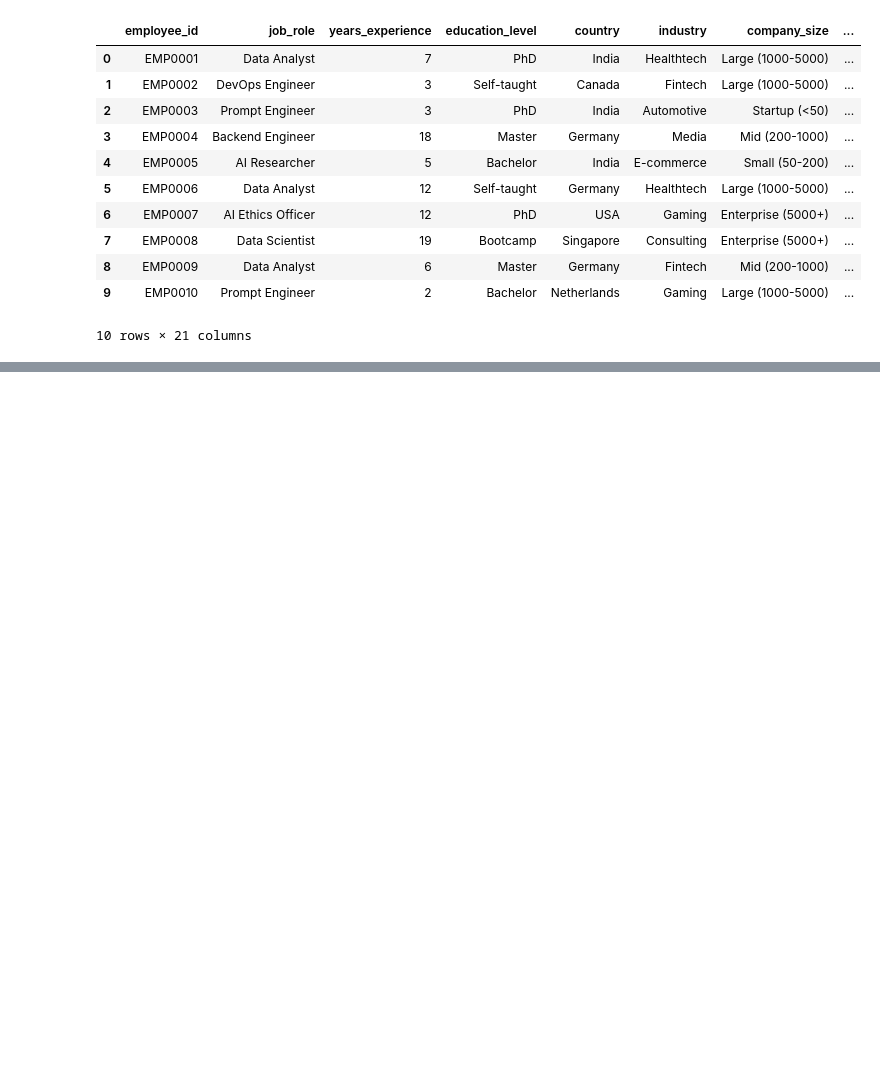
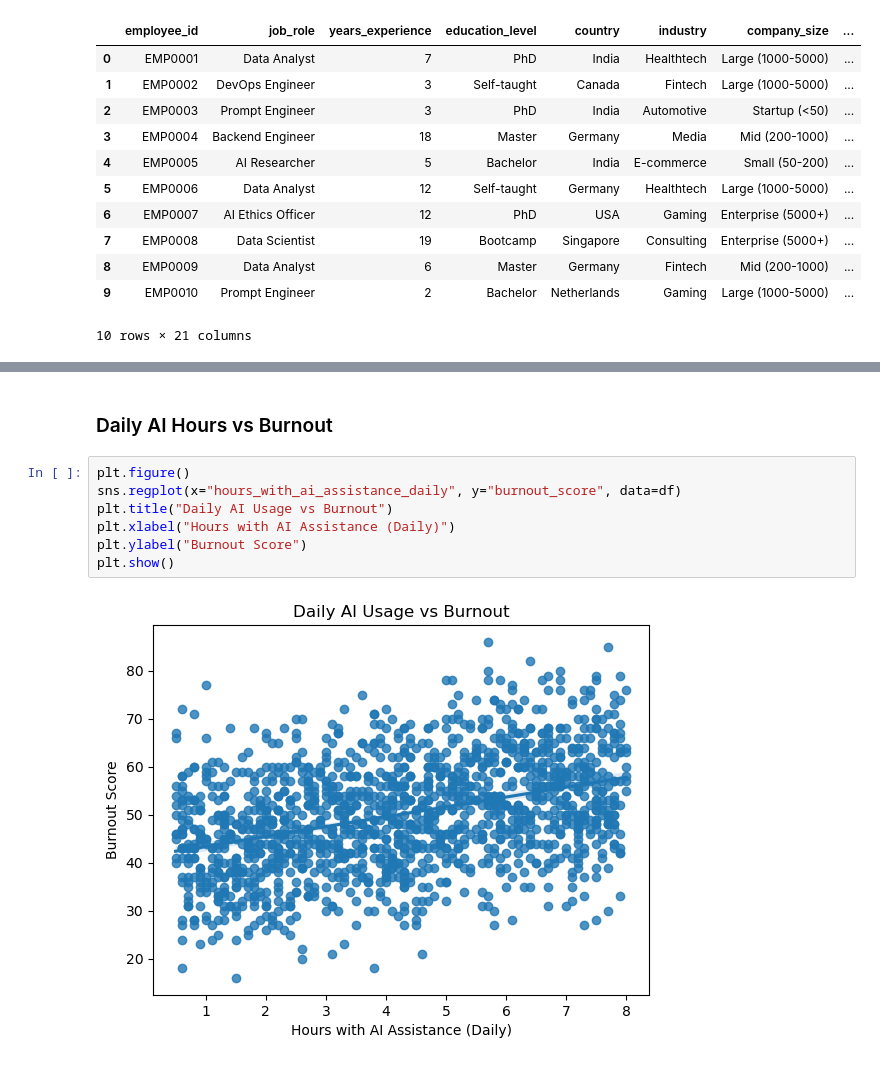
Before and after one commit to madisonengebose/CSC2621-FinalProject-ZoeMadison, a Jupyter notebook: FinalProject.ipynb, the cells around one changed output, grey strips where cells are left out. Cells and saved outputs as stored; diff of their text form; blank space fills up the shorter version.

```diff
--- a/FinalProject.ipynb
+++ b/FinalProject.ipynb
@@ -18,0 +124,11 @@ df.head(10)
+# %% [markdown]
+### Daily AI Hours vs Burnout
+# %%
+plt.figure()
+sns.regplot(x="hours_with_ai_assistance_daily", y="burnout_score", data=df)
+plt.title("Daily AI Usage vs Burnout")
+plt.xlabel("Hours with AI Assistance (Daily)")
+plt.ylabel("Burnout Score")
+plt.show()
+# %% [output]
+[figure, added]
```
Also changed, not shown: parts of 23 cells of this notebook.
